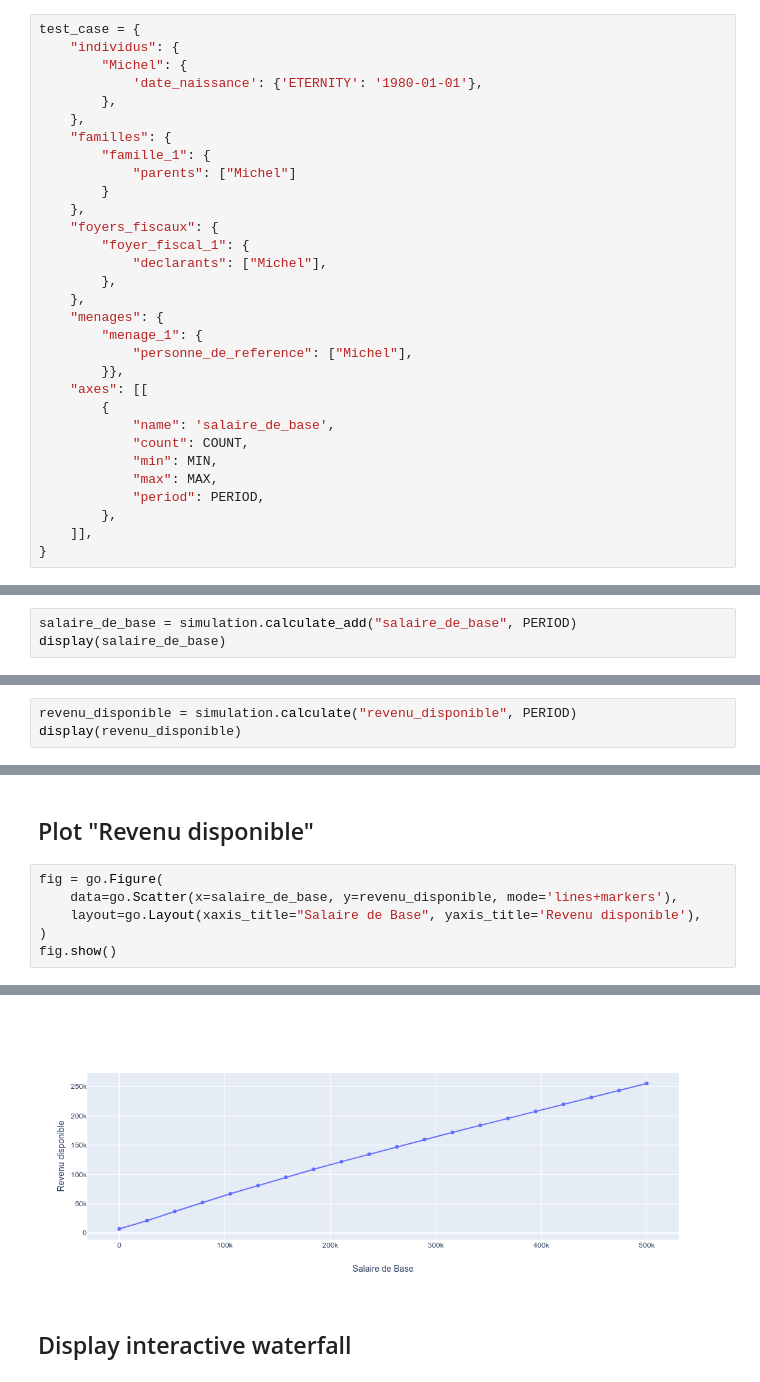
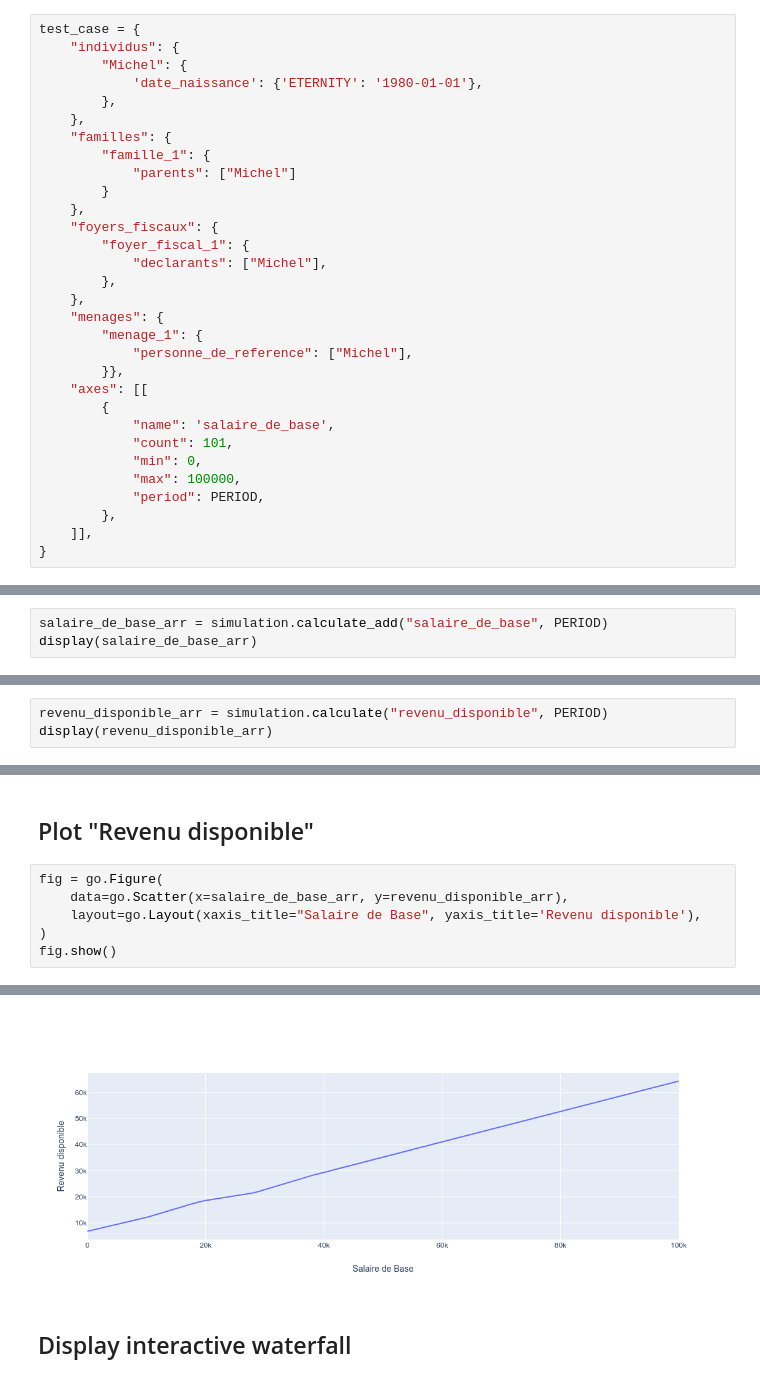
Before and after one commit to cbenz/openfisca-interactive, a Jupyter notebook: index.ipynb, the cells around one changed output, grey strips where cells are left out. Saved outputs shown, nothing was run; the diff lists cells and outputs as text.

```diff
--- a/index.ipynb
+++ b/index.ipynb
@@ -68,9 +41,9 @@ test_case = {
     "axes": [[
         {
             "name": 'salaire_de_base',
-            "count": COUNT,
-            "min": MIN,
-            "max": MAX,
+            "count": 101,
+            "min": 0,
+            "max": 100000,
             "period": PERIOD,
         },
     ]],
@@ -79,6 +52,6 @@ test_case = {
 simulation_builder = SimulationBuilder()
 simulation = simulation_builder.build_from_entities(tax_benefit_system, test_case)
 # %%
-salaire_de_base = simulation.calculate_add("salaire_de_base", PERIOD)
-display(salaire_de_base)
+salaire_de_base_arr = simulation.calculate_add("salaire_de_base", PERIOD)
+display(salaire_de_base_arr)
 # %% [output]
@@ -89,4 +75,4 @@ array([     0.  ,  26315.79,  52631.58,  78947.35, 105263.16, 131578.95,
 # %%
-revenu_disponible = simulation.calculate("revenu_disponible", PERIOD)
-display(revenu_disponible)
+revenu_disponible_arr = simulation.calculate("revenu_disponible", PERIOD)
+display(revenu_disponible_arr)
 # %% [output]
@@ -108,13 +106,13 @@ interactive(children=(FloatSlider(value=0.0, description='salaire_de_base', max=
 ## Plot "Revenu disponible"
 # %%
 fig = go.Figure(
-    data=go.Scatter(x=salaire_de_base, y=revenu_disponible, mode='lines+markers'),
+    data=go.Scatter(x=salaire_de_base_arr, y=revenu_disponible_arr),
     layout=go.Layout(xaxis_title="Salaire de Base", yaxis_title='Revenu disponible'),
 )
 fig.show()
 # %% [output]
 [interactive output not drawn]
-[figure, old version]
+[figure, new version]
 # %% [markdown]
 ## Display interactive waterfall
 # %%
```
Also changed, not shown: parts of 26 cells of this notebook, 1 other file.
